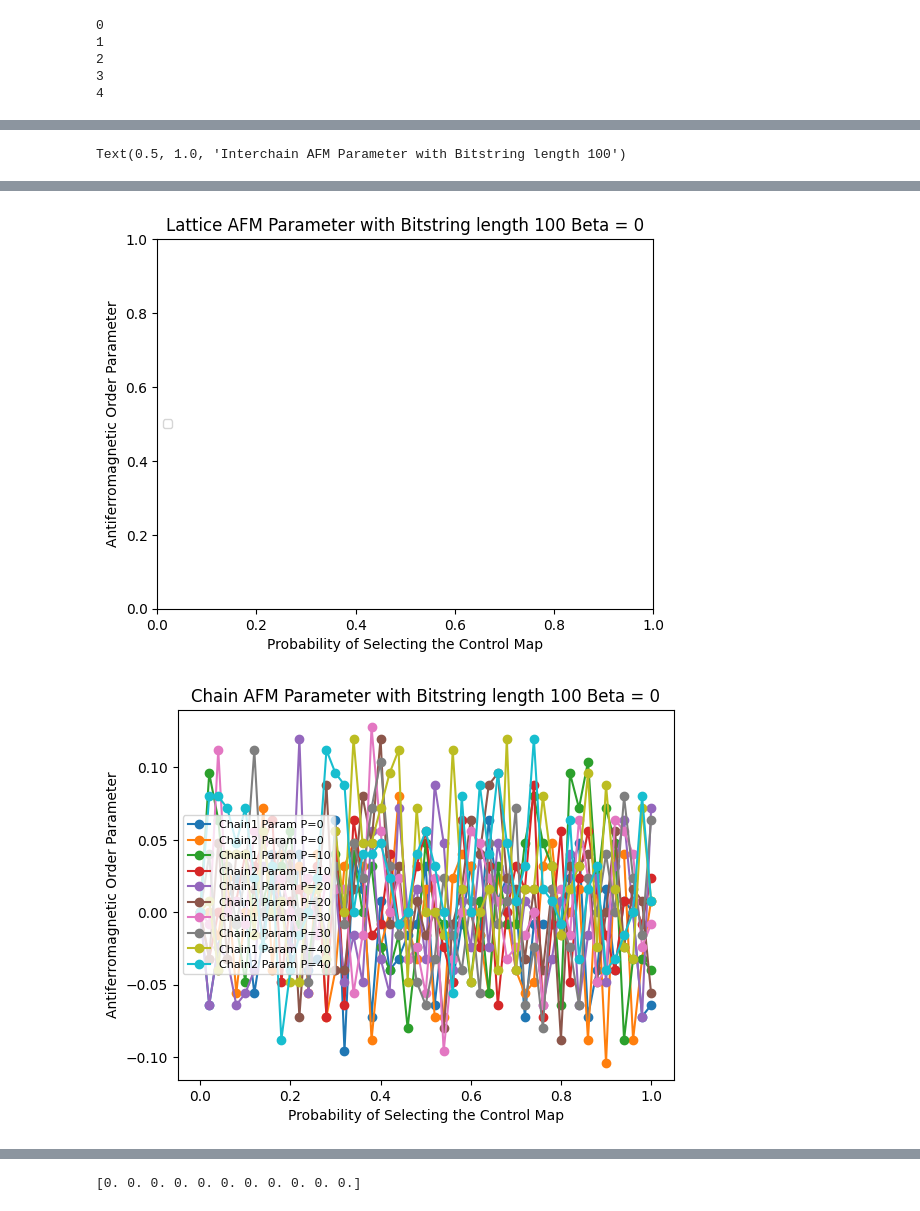
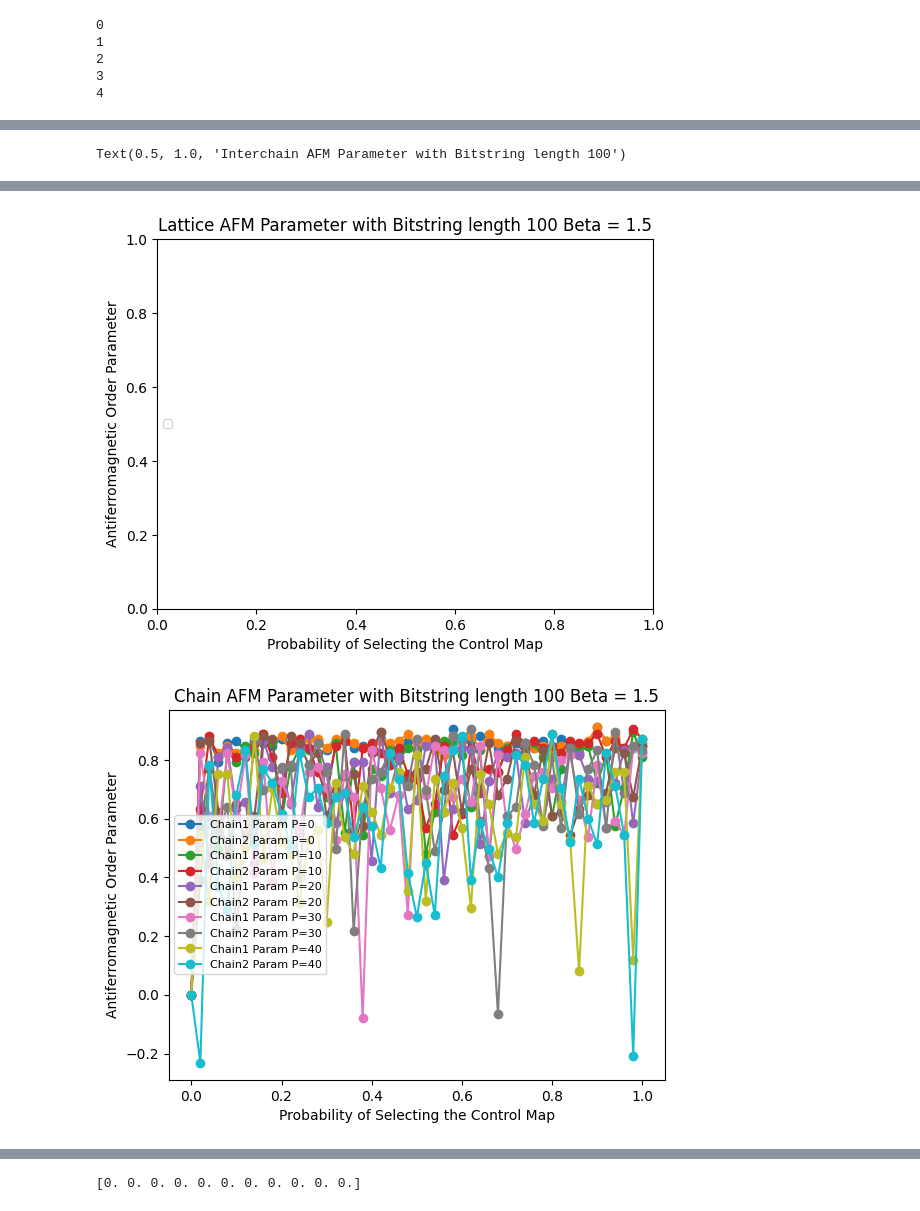
Before and after one commit to joshkarten/LabResearch, a Jupyter notebook: Simulation.ipynb, the cells around one changed output, grey strips where cells are left out. Cells and saved outputs as stored; diff of their text form; code cells hidden in the pictures.

```diff
--- a/Simulation.ipynb
+++ b/Simulation.ipynb
@@ -16,11 +17,16 @@ random.seed(10)
 times = 5
 low_prob = 00
 high_prob = 100 + 1
-Beta = 0
+Beta = 1.5
 K = 1
 num_chains = 2
 spacing = 10
 num_points = int(np.ceil((high_prob-low_prob)/spacing))
+if K == 1:
+    path = 'D:/Lab Research Results/Simulation Results/AntiFerromagnet/beta = ' + str(Beta) + '/'
+else:
+    path = 'D:/Lab Research Results/Simulation Results/Ferromagnet/beta = ' + str(Beta) +'/'
+os.makedirs(path, exist_ok=True)
 # %% [markdown]
 ## Initialization of Order Parameter Arrays
 # %%
@@ -30,10 +36,10 @@ if (length**2//2) % 10 == 0:
 
     record1 = np.zeros([num_points, time_size], dtype=float) #[probability, time]
     record2 = np.zeros([num_points, time_size], dtype=float)
-    recordferro = np.zeros([num_points,time_size], dtype=float) # set up for ferromagnetic order parameter
+    recordferro = np.zeros([times, num_points,time_size], dtype=float) # set up for ferromagnetic order parameter
     #record3 = np.zeros([high_prob-low_prob, 1], dtype=float)
     recordlong = np.zeros((num_points, length, time_size), dtype=float) #[probability, position, time]
-    staggeredMagnetization = np.zeros((num_points,time_size), dtype=float)
+    staggeredMagnetization = np.zeros((times, num_points,time_size), dtype=float)
     totalparam = np.zeros((num_points,time_size))
     totrecordlong = np.zeros((num_points, time_size))
 
@@ -42,10 +48,10 @@ else:
 
     record1 = np.zeros([num_points, time_size], dtype=float) #[probability, time]
     record2 = np.zeros([num_points, time_size], dtype=float)
-    recordferro = np.zeros([num_points,time_size], dtype=float) # set up for ferromagnetic order parameter
+    recordferro = np.zeros([times, num_points,time_size], dtype=float) # set up for ferromagnetic order parameter
     #record3 = np.zeros([high_prob-low_prob, 1], dtype=float)
     recordlong = np.zeros((num_points, length, time_size), dtype=float)
-    staggeredMagnetization = np.zeros((num_points,time_size), dtype=float)
+    staggeredMagnetization = np.zeros((times, num_points,time_size), dtype=float)
     totalparam = np.zeros((num_points,time_size))
     totrecordlong = np.zeros((num_points, time_size))
 # %% [markdown]
@@ -82,11 +88,11 @@ for k in range(0, times):
             if (i%100)==0 and i !=0 and i != (length**2)//2:
                 record1[j, i//100] += order_parameter(rep1, length)/times
                 record2[j, i//100] += order_parameter(rep2, length)/times
-                recordferro[j, i//100] += np.abs((lattice[0].count('1')+lattice[1].count('1')-lattice[0].count('0')-lattice[1].count('0'))/(2*length)/times)
+                recordferro[k, j, i//100] += np.abs((lattice[0].count('1')+lattice[1].count('1')-lattice[0].count('0')-lattice[1].count('0'))/(2*length))
                 #record3[j] += order_parameter(rep3, length)/times
                 for y in range(length):
                     for x in range(num_chains):
-                        staggeredMagnetization[j, i//100] += (-1)**(x+y+~int(lattice[x][y]))/(2*length*times)
+                        staggeredMagnetization[k, j, i//100] += (-1)**(x+y+~int(lattice[x][y]))/(2*length)
                 for place in range(length):
                     recordlong[j,place, i//100] += order_parameter(int(lattice[0][length-1-place] +lattice[1][length-1-place]
                                     , base=2),2)/times
@@ -115,11 +121,12 @@ for k in range(0, times):
         #record[j] += (order_parameter(rep1, length)+order_parameter(rep2,length)+order_parameter(rep3, length))/(3*times) # can get rid of. just average the other three records in a plot
         record1[j, -1] += order_parameter(rep1, length)/times
         record2[j, -1] += order_parameter(rep2, length)/times
-        recordferro[j, -1] += np.abs((lattice[0].count('1')+lattice[1].count('1')-lattice[0].count('0')-lattice[1].count('0'))/(2*length)/times)
+        recordferro[k, j, -1] += (lattice[0].count('1')+lattice[1].count('1')-lattice[0].count('0')-lattice[1].count('0'))/(2*length)
+        recordferro = np.abs(recordferro)
         #record3[j] += order_parameter(rep3, length)/times
         for y in range(length):
             for x in range(num_chains):
-                staggeredMagnetization[j, -1] += (-1)**(x+y+~int(lattice[x][y]))/(2*length*times)
+                staggeredMagnetization[k, j, -1] += (-1)**(x+y+~int(lattice[x][y]))/(2*length)
         staggeredMagnetization = np.abs(staggeredMagnetization) # accounts for changes of sign between iterations
         for place in range(length):
             recordlong[j,place, -1] += order_parameter(int(lattice[0][length-1-place] +lattice[1][length-1-place]
@@ -241,7 +303,7 @@ ax.set_title(r'Chain AFM Parameter with Bitstring length '+str(length) +' Beta =
 fig, ax = plt.subplots()
 for i in range(num_points):
 
-    ax.plot( np.linspace(0,1,time_size), np.abs(recordferro[i,:]), marker='o', label= "Ferromagnetic Param P=" +str(i*spacing))
+    ax.plot( np.linspace(0,1,time_size), np.average(recordferro, axis=0)[i,:], marker='o', label= "Ferromagnetic Param P=" +str(i*spacing))
     if i%4 == 0 and i!=0 and (i-1) != num_points: # for readability
         plt.legend(loc='center left', prop={'size':8})
         ax.set_xlabel(r'Probability of Selecting the Control Map')
@@ -256,7 +318,7 @@ ax.set_title(r'Lattice FM Parameter with Bitstring length '+str(length) +' Beta
 
 fig, ax = plt.subplots()
 for i in range(num_points):
-    ax.plot(np.linspace(0,1, time_size), np.abs(staggeredMagnetization[i,:]), marker='o', label = "Staggered Magnetization P=" +str(i*spacing))
+    ax.plot(np.linspace(0,1, time_size), np.average(staggeredMagnetization, axis=0)[i,:], marker='o', label = "Staggered Magnetization P=" +str(i*spacing))
     if i%4 == 0 and i!=0 and (i-1) != num_points: # for readability
         plt.legend(loc='center left', prop={'size':8})
         ax.set_xlabel(r'Probability of Selecting the Control Map')
@@ -283,2 +345,2 @@ Text(0.5, 1.0, 'Interchain AFM Parameter with Bitstring length 100')
-[figure, old version]
+[figure, new version]
-[figure, old version]
+[figure, new version]
```
Also changed, not shown: parts of 5 cells of this notebook, 4 other files.
